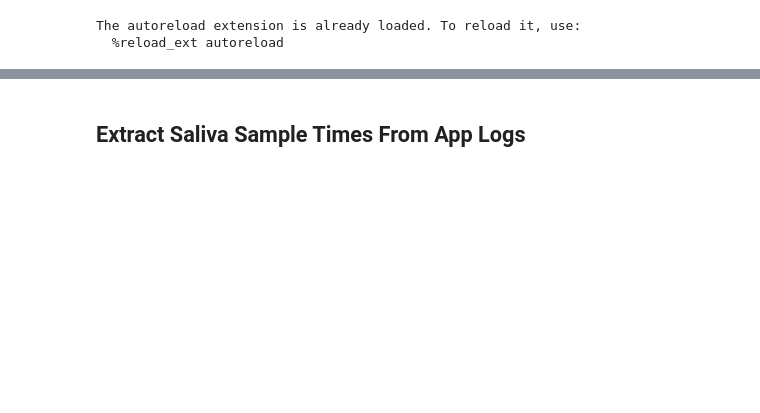
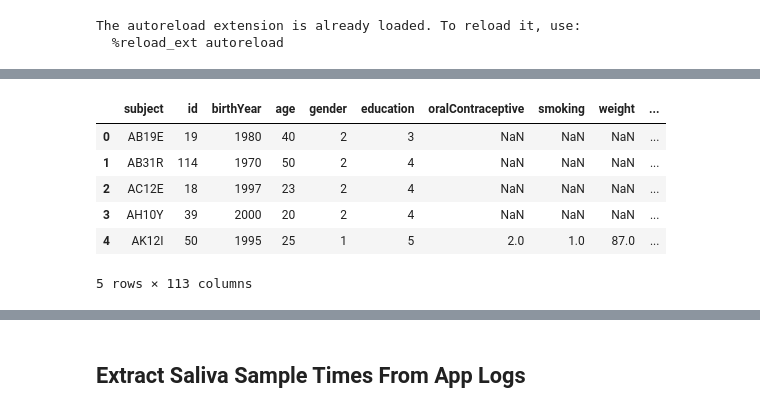
Before and after one commit to mad-lab-fau/carwatch-analysis, a Jupyter notebook: experiments/2022_car_sampling_pnec/Saliva_Processing_App.ipynb, the cells around one changed output, grey strips where cells are left out. Drawn from its saved outputs; the diff is of its cells as text; code cells hidden in the pictures; blank space fills up the shorter version.

```diff
--- a/experiments/2022_car_sampling_pnec/Saliva_Processing_App.ipynb
+++ b/experiments/2022_car_sampling_pnec/Saliva_Processing_App.ipynb
@@ -295,0 +92,13 @@ df_concat
+# %%
+self_report_wake_onset_path = Path("../../../carwatch-data/Questionnaire_Data/Questionnaire_Data_CARWatch.csv")
+# %%
+sr_wake_onset = pd.read_csv(self_report_wake_onset_path)
+sr_wake_onset.head()
+# %% [output]
+|  | subject | id | birthYear | age | gender | education | oralContraceptive | smoking | weight | ... |
+| 0 | AB19E | 19 | 1980 | 40 | 2 | 3 | NaN | NaN | NaN | ... |
+| 1 | AB31R | 114 | 1970 | 50 | 2 | 4 | NaN | NaN | NaN | ... |
+| 2 | AC12E | 18 | 1997 | 23 | 2 | 4 | NaN | NaN | NaN | ... |
+| 3 | AH10Y | 39 | 2000 | 20 | 2 | 4 | NaN | NaN | NaN | ... |
+| 4 | AK12I | 50 | 1995 | 25 | 1 | 5 | 2.0 | 1.0 | 87.0 | ... |
+5 rows × 113 columns
```
Also changed, not shown: parts of 45 cells of this notebook.
